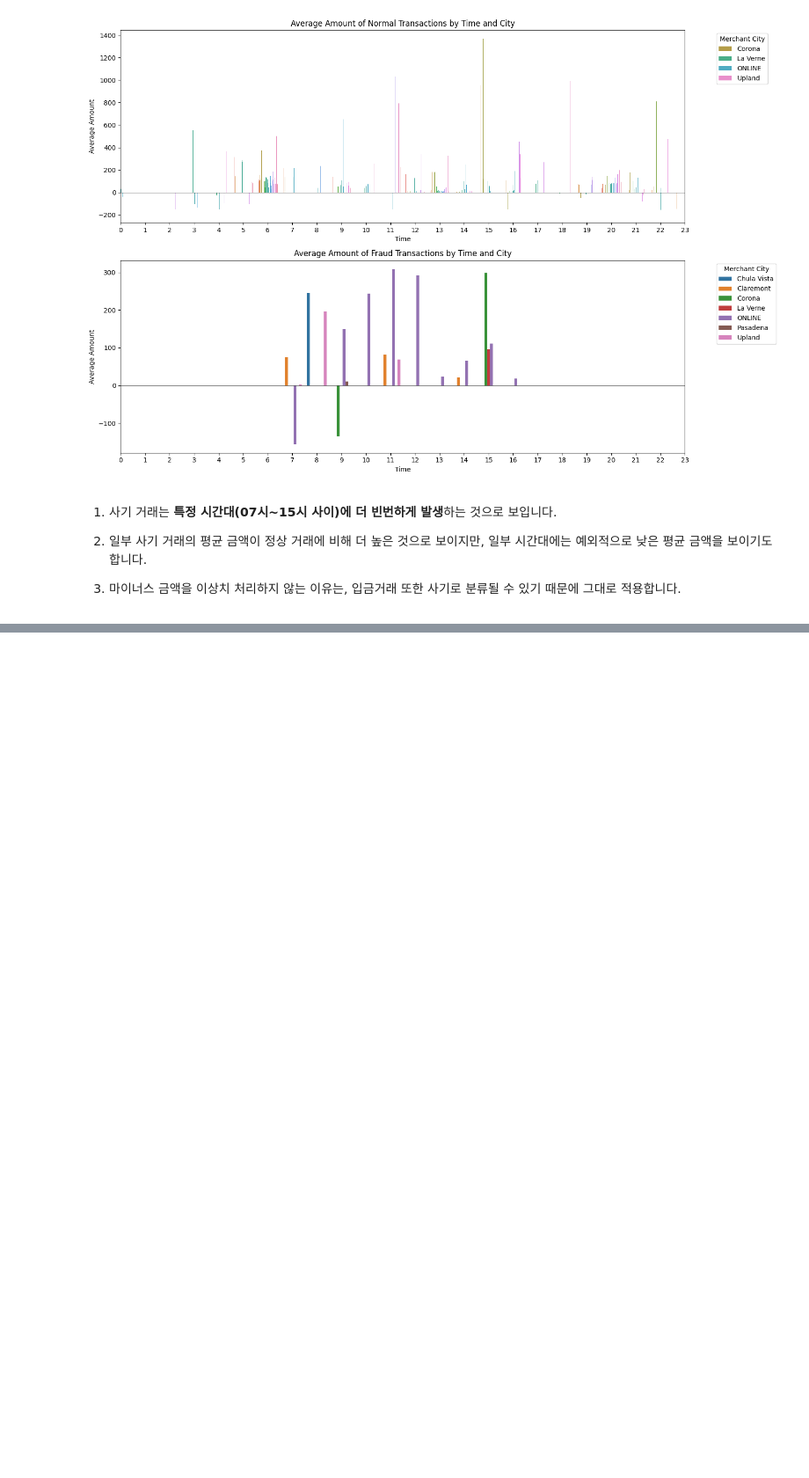
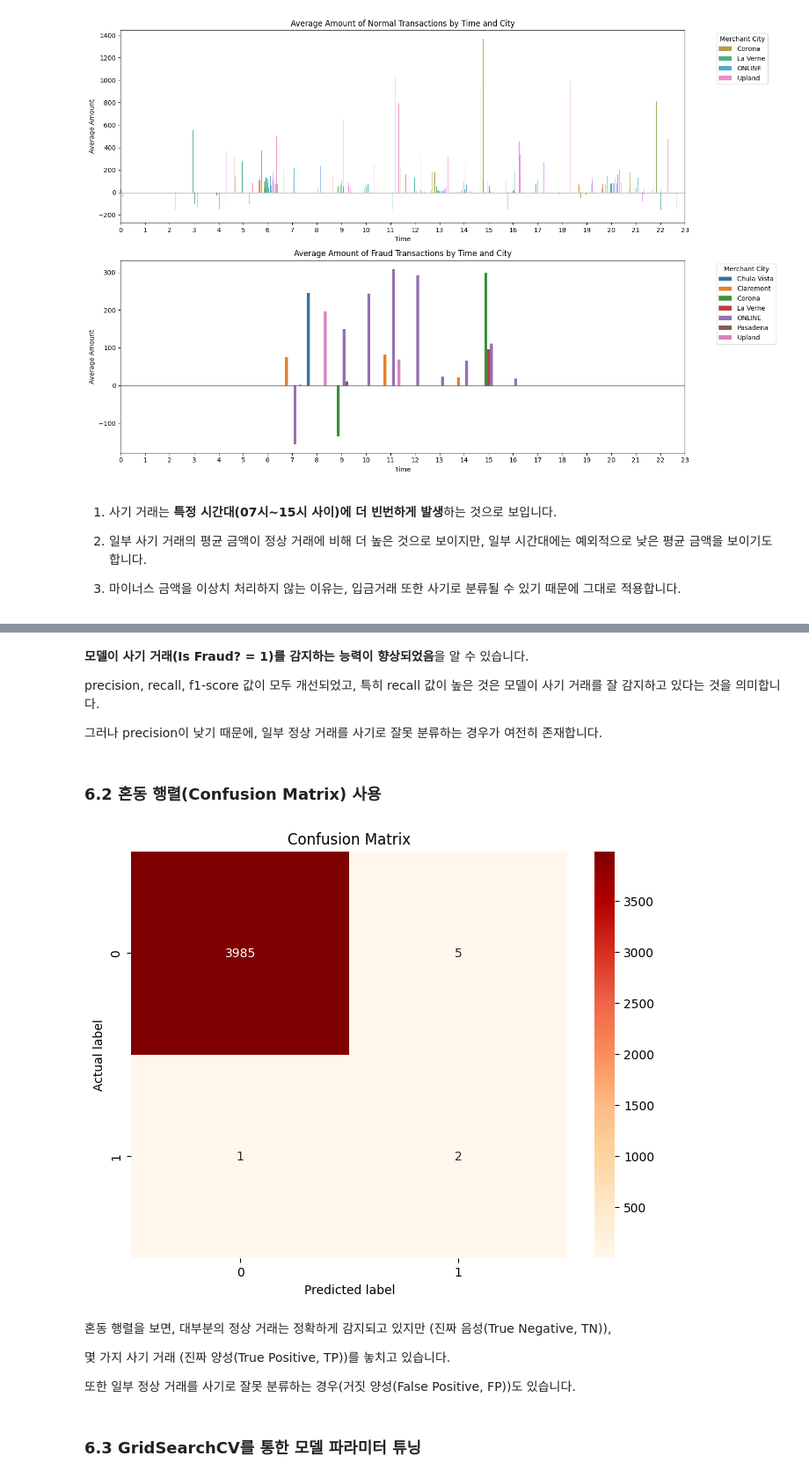
Before and after one commit to pixelwizard2/GuardianPay---Protecting-Against-Lost-Card-and-Copied-Card-Transactions, a Jupyter notebook: GuardianPay_code_(한국어).ipynb, the cells around one changed output, grey strips where cells are left out. Shown at 88% size. Saved outputs shown, nothing was run; the diff lists cells and outputs as text; code cells hidden in the pictures; blank space fills up the shorter version.

```diff
--- a/GuardianPay_code_(한국어).ipynb
+++ b/GuardianPay_code_(한국어).ipynb
@@ -463,0 +437,31 @@ max    22.000000  1366.880000      1.0
+# %% [markdown]
+ **모델이 사기 거래(Is Fraud? = 1)를 감지하는 능력이 향상되었음**을 알 수 있습니다.
+
+precision, recall, f1-score 값이 모두 개선되었고, 특히 recall 값이 높은 것은 모델이 사기 거래를 잘 감지하고 있다는 것을 의미합니다.
+
+그러나 precision이 낮기 때문에, 일부 정상 거래를 사기로 잘못 분류하는 경우가 여전히 존재합니다.
+# %% [markdown]
+### **6.2 혼동 행렬(Confusion Matrix) 사용**
+# %%
+from sklearn.metrics import confusion_matrix
+
+# 혼동 행렬을 계산합니다.
+cm = confusion_matrix(y_test, y_pred)
+
+# 혼동 행렬을 시각화합니다.
+plt.figure(figsize=(8, 6))
+sns.heatmap(cm, annot=True, fmt="d", cmap="OrRd")
+plt.title('Confusion Matrix')
+plt.ylabel('Actual label')
+plt.xlabel('Predicted label')
+plt.show()
+# %% [output]
+[figure, added]
+# %% [markdown]
+혼동 행렬을 보면, 대부분의 정상 거래는 정확하게 감지되고 있지만 (진짜 음성(True Negative, TN)),
+
+몇 가지 사기 거래 (진짜 양성(True Positive, TP))를 놓치고 있습니다.
+
+또한 일부 정상 거래를 사기로 잘못 분류하는 경우(거짓 양성(False Positive, FP))도 있습니다.
+# %% [markdown]
+### **6.3  GridSearchCV를 통한 모델 파라미터 튜닝**
```
Also changed, not shown: parts of 12 cells of this notebook.
